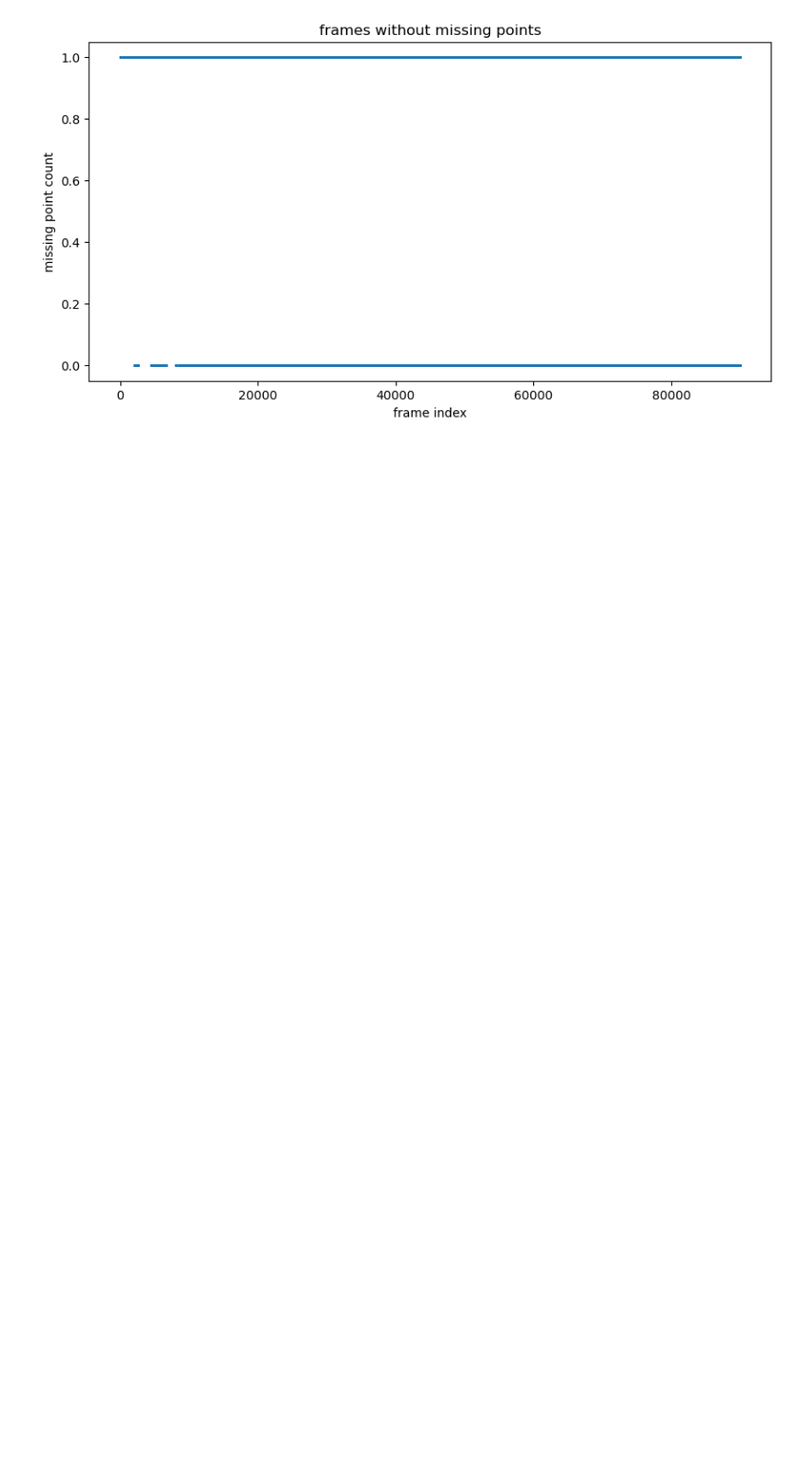
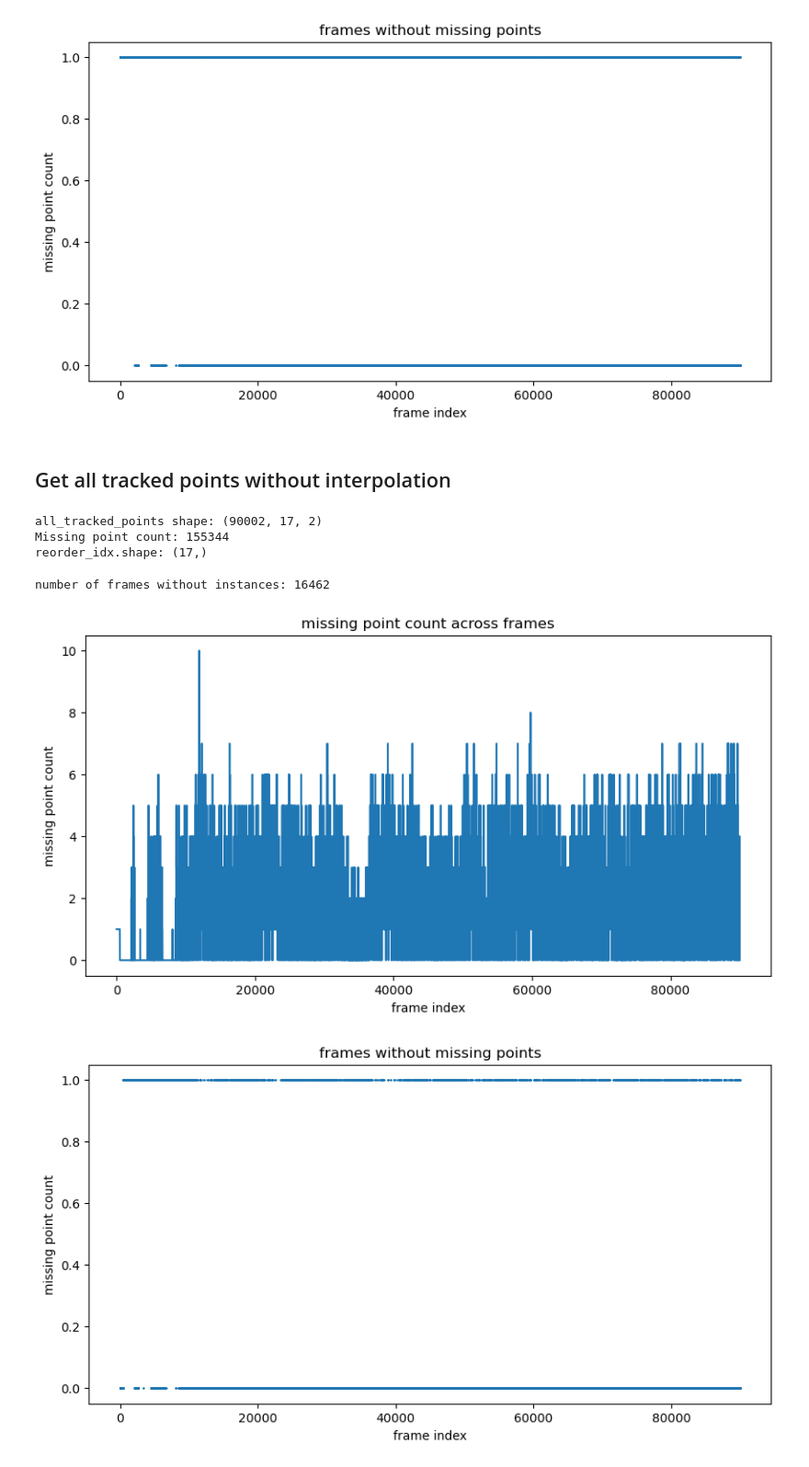
Before and after one commit to mingxiaowei/jelly-sleap, a Jupyter notebook: sleap/jelly/notebook/correct_before_interpolate.ipynb, the cells around one changed output. Shown at 92% size. Cells and saved outputs as stored; diff of their text form; code cells hidden in the pictures; blank space fills up the shorter version.

Commit message:
iterative interpolation + correction

```diff
--- a/sleap/jelly/notebook/correct_before_interpolate.ipynb
+++ b/sleap/jelly/notebook/correct_before_interpolate.ipynb
@@ -61,3 +63,34 @@ plt.show()
 number of frames without instances: 36276
 [figure]
 [figure]
+# %% [markdown]
+## Get all tracked points without interpolation
+# %%
+all_tracked_points = get_all_tracked_points(reencoded_10min_labels, interpolate=False, min_score=0.5)
+# %% [output]
+all_tracked_points shape: (90002, 17, 2)
+Missing point count: 155344
+reorder_idx.shape: (17,)
+# %%
+all_frame_missing_cnt = get_frame_missing_cnt_arr(all_tracked_points)
+
+print(f'number of frames without instances: {np.sum(all_frame_missing_cnt == 0)}')
+plt.figure(figsize=(10, 5))
+plt.title('missing point count across frames')
+plt.xlabel('frame index')
+plt.ylabel('missing point count')
+plt.plot(all_frame_missing_cnt)
+plt.show()
+
+frames_without_missing_points = all_frame_missing_cnt == 0
+plt.figure(figsize=(10, 5))
+plt.title('frames without missing points')
+plt.xlabel('frame index')
+plt.ylabel('missing point count')
+# plt.plot(frames_without_missing_points)
+plt.scatter(np.arange(len(frames_without_missing_points)), frames_without_missing_points, s=0.1)
+plt.show()
+# %% [output]
+number of frames without instances: 16462
+[figure, added]
+[figure, added]
```
Also changed, not shown: parts of 11 cells of this notebook, 5 other files.
